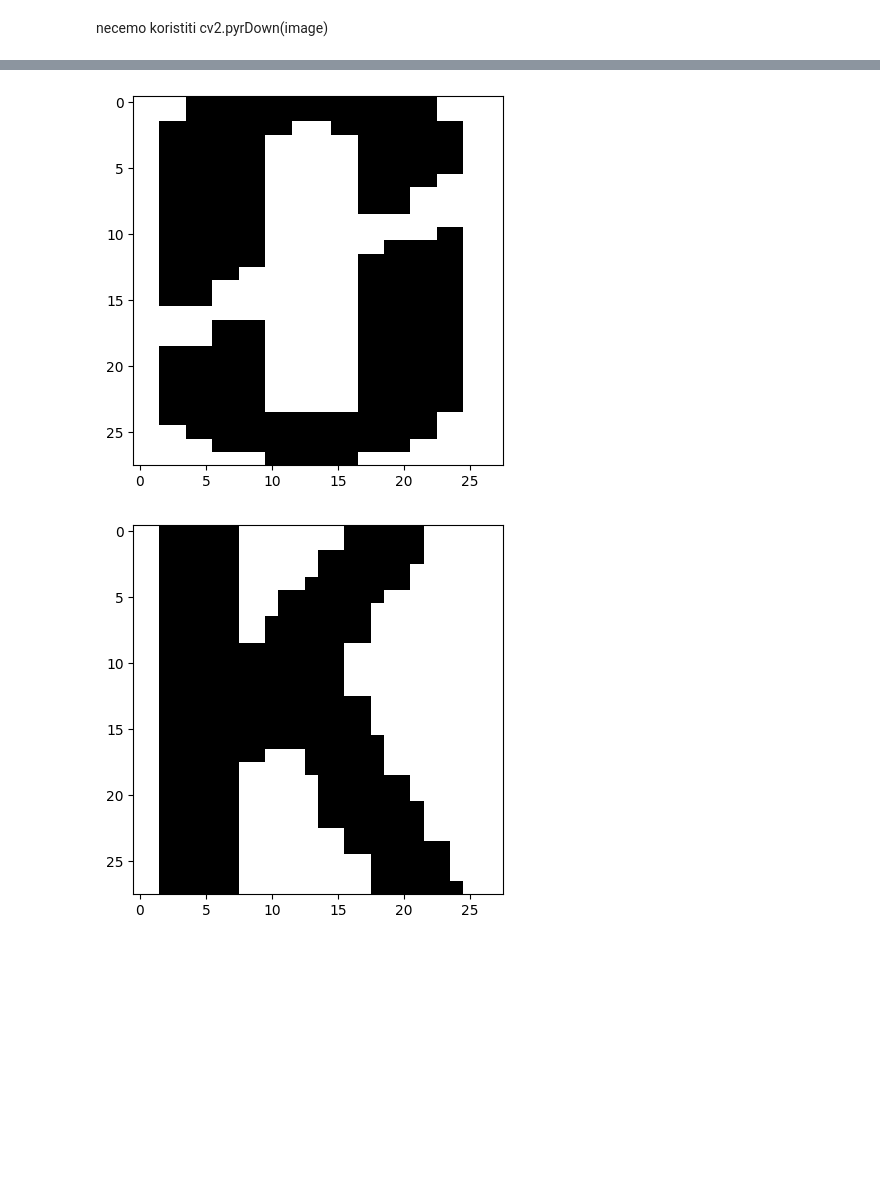
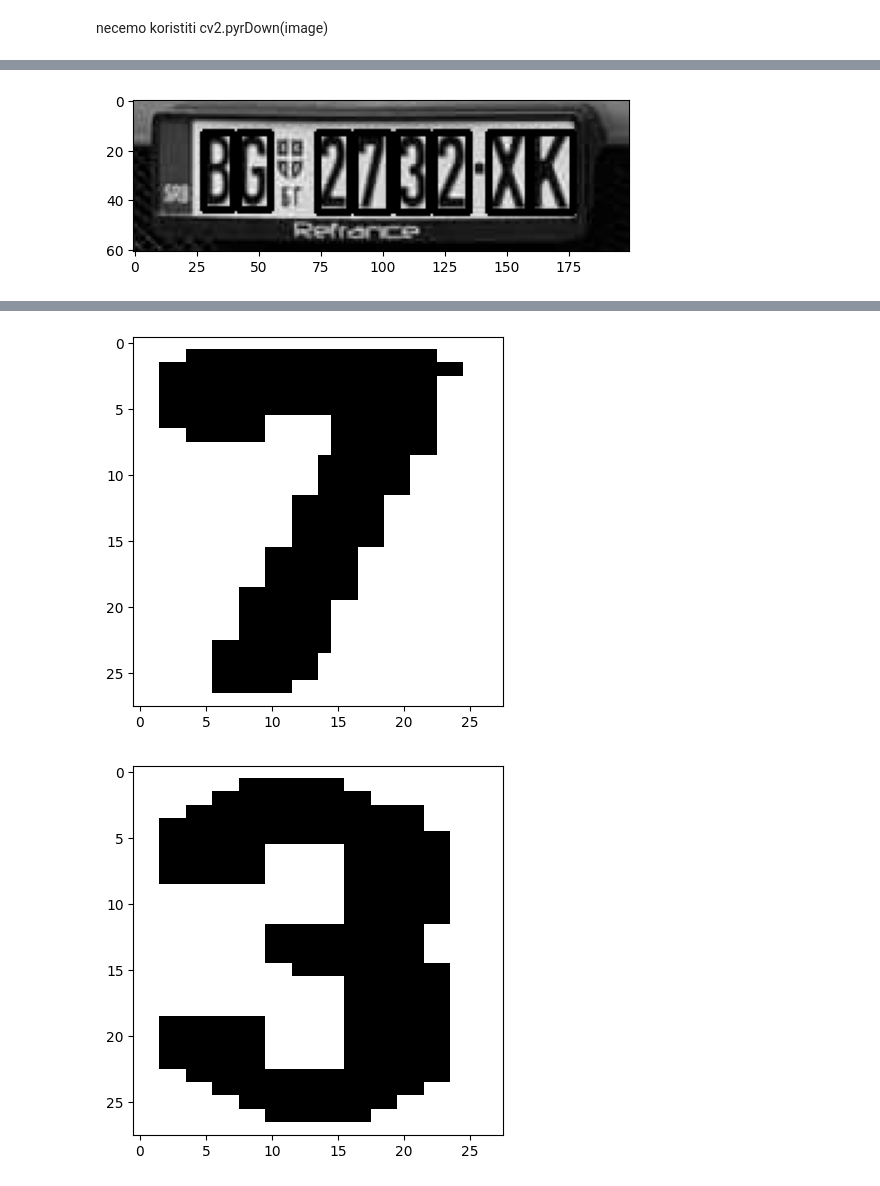
Before and after one commit to jeftasije/licence-plate-detection, a Jupyter notebook: model/model.ipynb, the cells around one changed output, grey strips where cells are left out. Drawn from its saved outputs; the diff is of its cells as text; code cells hidden in the pictures; blank space fills up the shorter version.

Commit message:
changed method for character segmentation, created and trained new cnn

```diff
--- a/model/model.ipynb
+++ b/model/model.ipynb
@@ -346,0 +359,20 @@ Training completed...
+# %%
+train_datagen = ImageDataGenerator(rotation_range=4)
+test_datagen = ImageDataGenerator(rescale=None) # treba mi samo da bi automatski dodao labele
+# %%
+alphabet = ['0', '1', '2', '3', '4', '5', '6', '7', '8', '9', 'A', 'B', 'C', 'D', 'E', 'F', 'G', 'H', 'I', 'J', 'K', 'L', 'M', 'N', 'O', 'P', 'R', 'S', 'T', 'U', 'V', 'X', 'Z']
+batch_size = 16
+
+train_generator = train_datagen.flow_from_directory(
+        '../datasets/font/train/',
+        batch_size=batch_size,
+        color_mode='grayscale',
+        target_size=(28, 28),
+        class_mode='categorical')
+
+validation_generator = test_datagen.flow_from_directory(
+        '../datasets/font/val/',
+        batch_size=batch_size,
+        color_mode='grayscale',
+        target_size=(28, 28),
+        class_mode='categorical')
@@ -346,0 +382,3 @@ Training completed...
+# %%
+cnn = create_cnn(output_size=(len(alphabet)))
+cnn = train_cnn(cnn, train_generator, validation_generator, epochs=200)
@@ -396,5 +424,5 @@ print(display_result(results, alphabet))
 # %%
-img = load_image('/home/stefan/Downloads/test.jpg')
+img = load_image('/home/stefan/Downloads/test4.jpg')
 show_image(img)
 score, window = detectPlate(img, 15, (new_width, new_height))
 y, x = window
@@ -412,15 +441,15 @@ plt.show()
 # %%
-img = load_image('/home/stefan/Downloads/test.jpg')
+img = load_image('/home/stefan/Downloads/test4.jpg')
+
 plate = img[y:y+new_height, x:x+new_width]
 plate_bin = image_bin(plate)
 show_image(plate_bin)
-plt.show()
+
 selected_img, sorted_regions = select_roi_test(plate.copy(), plate_bin)
-
+show_image(selected_img)
 result = cnn.predict(np.array(sorted_regions, np.float32))
 print(display_result(result, alphabet))
 
 for region in sorted_regions:
     show_image(region)
-    plt.show()
 # %% [output]
@@ -427,0 +457 @@ for region in sorted_regions:
+[figure, new version]
@@ -434,2 +463,2 @@ for region in sorted_regions:
-[figure, old version]
+[figure, new version]
-[figure, old version]
+[figure, new version]
```
Also changed, not shown: parts of 16 cells of this notebook, 1 other file.
